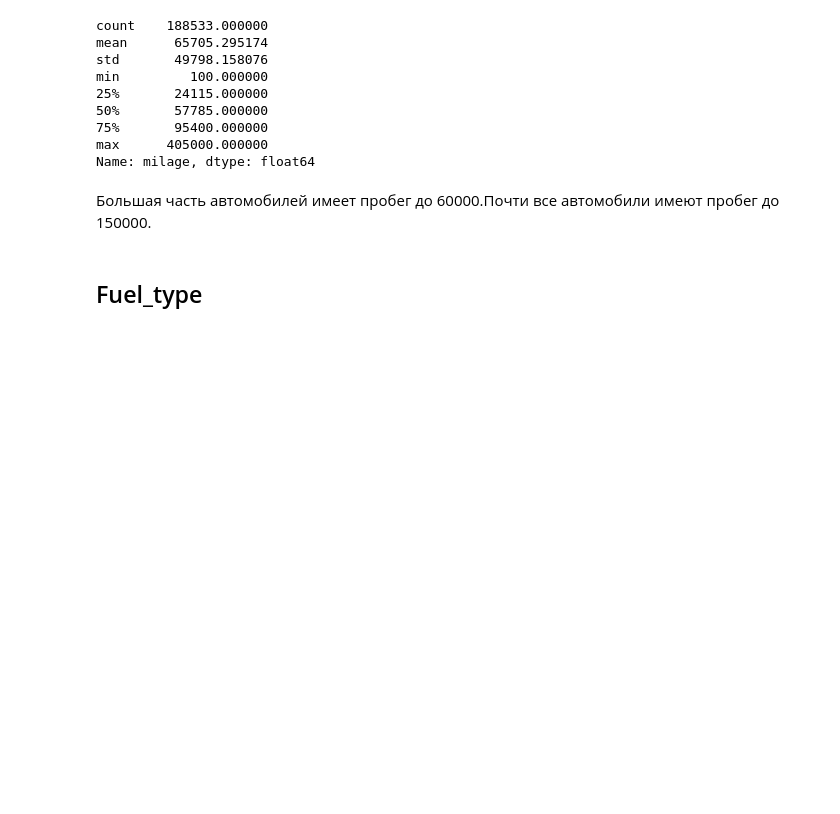
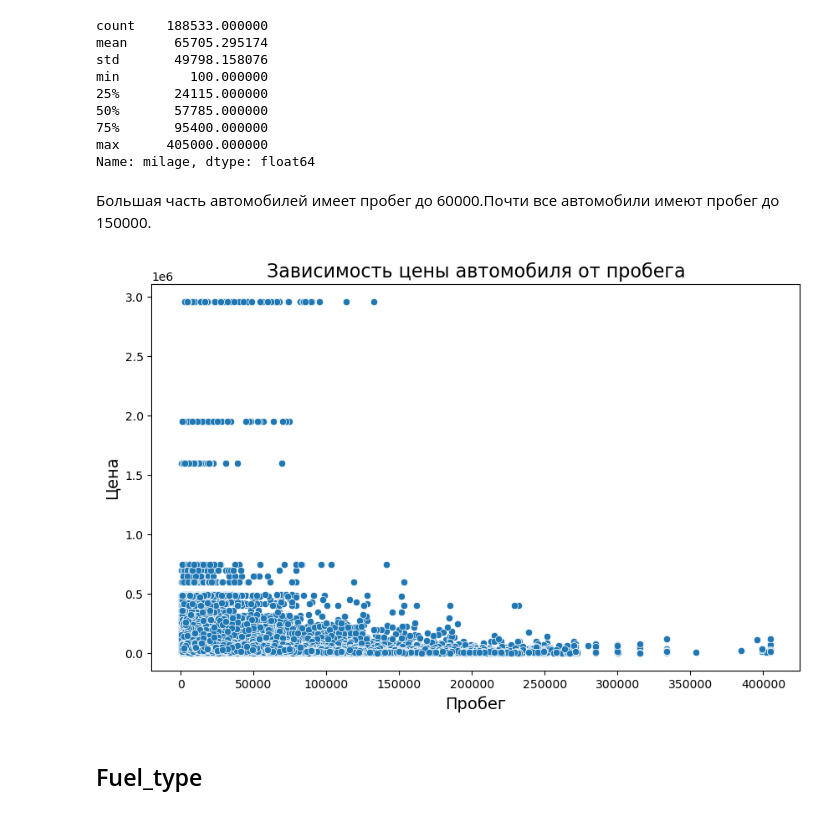
Before and after one commit to White4ndBlack/Regression-of-Used-Car-Prices, a Jupyter notebook: code.ipynb, the cells around one changed output. Cells and saved outputs as stored; diff of their text form; code cells hidden in the pictures; blank space fills up the shorter version.

```diff
--- a/code.ipynb
+++ b/code.ipynb
@@ -236,6 +298,23 @@ max      405000.000000
 Name: milage, dtype: float64
 # %% [markdown]
 Большая часть автомобилей имеет пробег до 60000.Почти все автомобили имеют пробег до 150000.
+# %%
+
+# Увеличиваем размер графика для лучшей видимости
+plt.figure(figsize=(10, 6))
+
+# Построение scatter plot (точечной диаграммы)
+sns.scatterplot(x='milage', y='price', data=data)
+
+# Добавление подписей
+plt.title('Зависимость цены автомобиля от пробега', fontsize=16)
+plt.xlabel('Пробег', fontsize=14)
+plt.ylabel('Цена', fontsize=14)
+
+# Отображение графика
+plt.show()
+# %% [output]
+[figure, added]
 # %% [markdown]
 ## Fuel_type
 # %%
```
Also changed, not shown: parts of 19 cells of this notebook, 40 other files.
